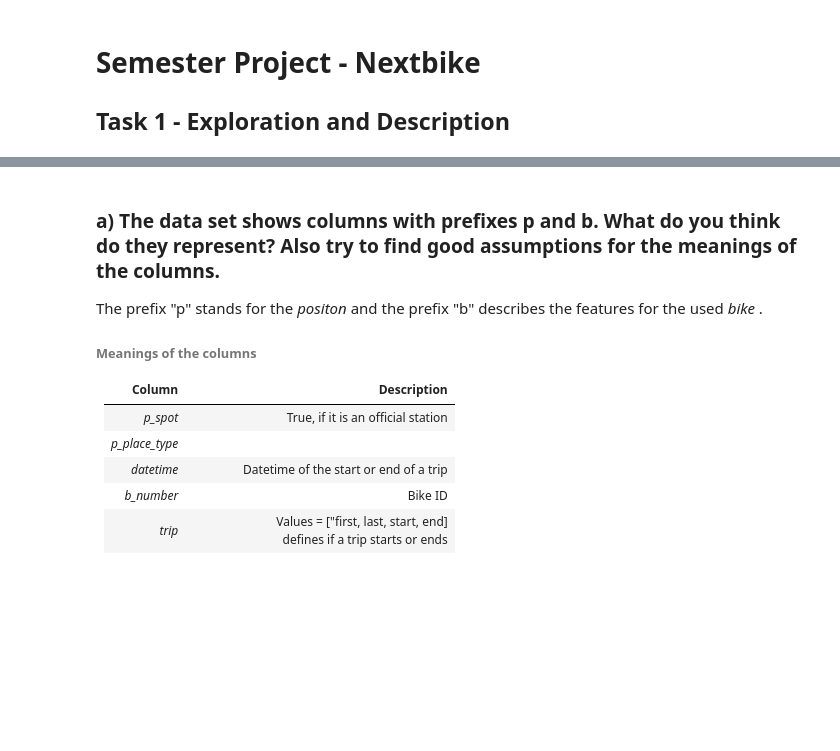
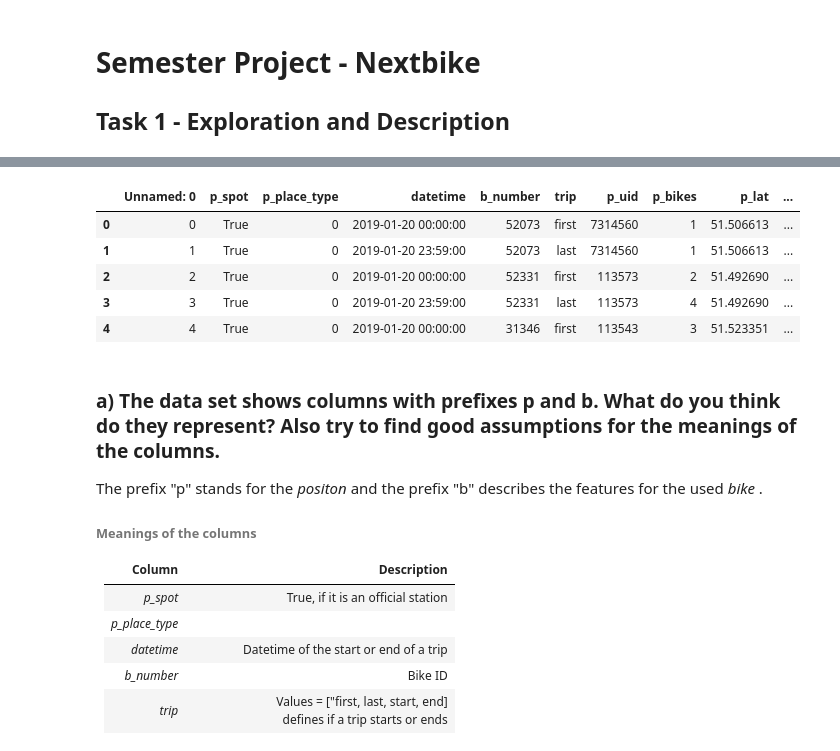
Before and after one commit to ey96/DataScienceBikesharing, a Jupyter notebook: notebooks/Task 1 - Exploration and Description.ipynb, the cells around one changed output, grey strips where cells are left out. Saved outputs shown, nothing was run; the diff lists cells and outputs as text; code cells hidden in the pictures; blank space fills up the shorter version.

```diff
--- a/notebooks/Task 1 - Exploration and Description.ipynb
+++ b/notebooks/Task 1 - Exploration and Description.ipynb
@@ -26,3 +9,13 @@ df.head(5)
+# %%
+df = input.__read_file()
+df.head()
+# %% [output]
+|  | Unnamed: 0 | p_spot | p_place_type | datetime | b_number | trip | p_uid | p_bikes | p_lat | ... |
+| 0 | 0 | True | 0 | 2019-01-20 00:00:00 | 52073 | first | 7314560 | 1 | 51.506613 | ... |
+| 1 | 1 | True | 0 | 2019-01-20 23:59:00 | 52073 | last | 7314560 | 1 | 51.506613 | ... |
+| 2 | 2 | True | 0 | 2019-01-20 00:00:00 | 52331 | first | 113573 | 2 | 51.492690 | ... |
+| 3 | 3 | True | 0 | 2019-01-20 23:59:00 | 52331 | last | 113573 | 4 | 51.492690 | ... |
+| 4 | 4 | True | 0 | 2019-01-20 00:00:00 | 31346 | first | 113543 | 3 | 51.523351 | ... |
 # %% [markdown]
 ### a) The data set shows columns with prefixes p and b. What do you think do they represent? Also try to find good assumptions for the meanings of the columns.
 
```
Also changed, not shown: parts of 48 cells of this notebook, 3 other files.
